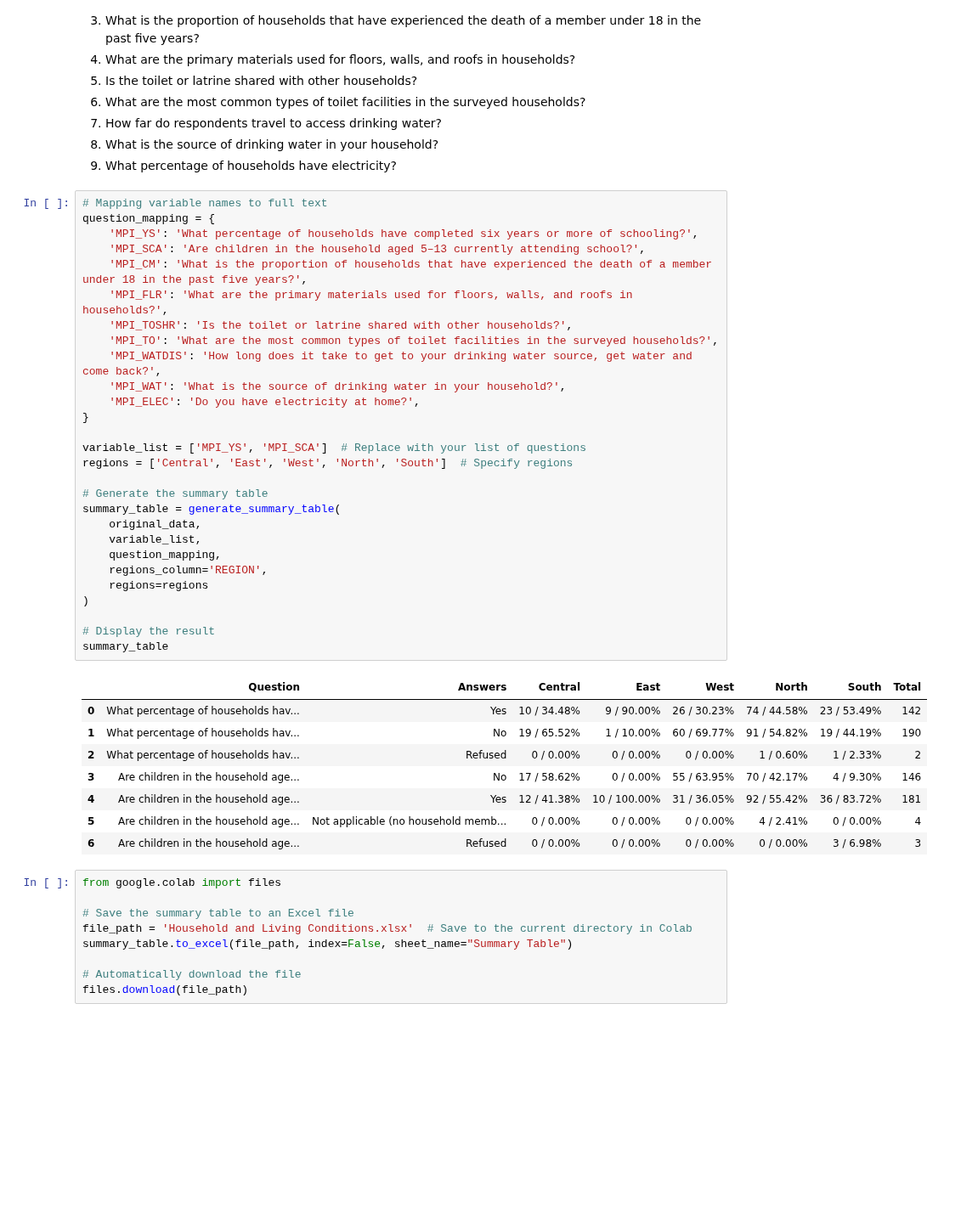
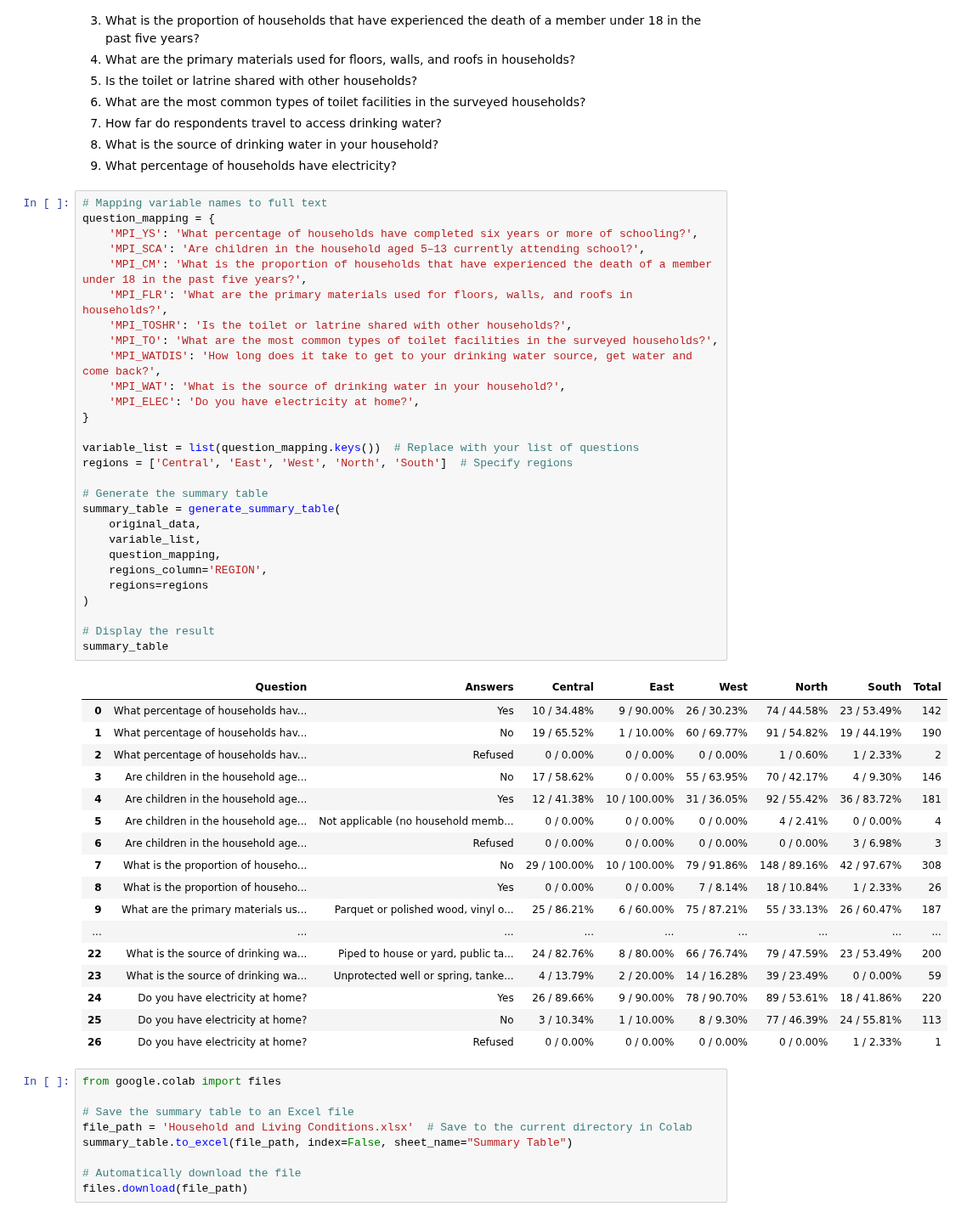
Before and after one commit to Mirwais-Farahi/MSIHealthServiceAnalytics, a Jupyter notebook: notebooks/03_Descriptive_Analysis.ipynb, the cells around one changed output. Shown at 85% size. Saved outputs shown, nothing was run; the diff lists cells and outputs as text; blank space fills up the shorter version.

```diff
--- a/notebooks/03_Descriptive_Analysis.ipynb
+++ b/notebooks/03_Descriptive_Analysis.ipynb
@@ -724,34 +724,43 @@ question_mapping = {
     'MPI_FLR': 'What are the primary materials used for floors, walls, and roofs in households?',
     'MPI_TOSHR': 'Is the toilet or latrine shared with other households?',
     'MPI_TO': 'What are the most common types of toilet facilities in the surveyed households?',
     'MPI_WATDIS': 'How long does it take to get to your drinking water source, get water and come back?',
     'MPI_WAT': 'What is the source of drinking water in your household?',
     'MPI_ELEC': 'Do you have electricity at home?',
 }
 
-variable_list = ['MPI_YS', 'MPI_SCA']  # Replace with your list of questions
+variable_list = list(question_mapping.keys())  # Replace with your list of questions
 regions = ['Central', 'East', 'West', 'North', 'South']  # Specify regions
 
 # Generate the summary table
 summary_table = generate_summary_table(
     original_data,
     variable_list,
     question_mapping,
     regions_column='REGION',
     regions=regions
 )
 
 # Display the result
 summary_table
 # %% [output]
 |  | Question | Answers | Central | East | West | North | South | Total |
 | 0 | What percentage of households hav... | Yes | 10 / 34.48% | 9 / 90.00% | 26 / 30.23% | 74 / 44.58% | 23 / 53.49% | 142 |
 | 1 | What percentage of households hav... | No | 19 / 65.52% | 1 / 10.00% | 60 / 69.77% | 91 / 54.82% | 19 / 44.19% | 190 |
 | 2 | What percentage of households hav... | Refused | 0 / 0.00% | 0 / 0.00% | 0 / 0.00% | 1 / 0.60% | 1 / 2.33% | 2 |
 | 3 | Are children in the household age... | No | 17 / 58.62% | 0 / 0.00% | 55 / 63.95% | 70 / 42.17% | 4 / 9.30% | 146 |
 | 4 | Are children in the household age... | Yes | 12 / 41.38% | 10 / 100.00% | 31 / 36.05% | 92 / 55.42% | 36 / 83.72% | 181 |
 | 5 | Are children in the household age... | Not applicable (no household memb... | 0 / 0.00% | 0 / 0.00% | 0 / 0.00% | 4 / 2.41% | 0 / 0.00% | 4 |
 | 6 | Are children in the household age... | Refused | 0 / 0.00% | 0 / 0.00% | 0 / 0.00% | 0 / 0.00% | 3 / 6.98% | 3 |
+| 7 | What is the proportion of househo... | No | 29 / 100.00% | 10 / 100.00% | 79 / 91.86% | 148 / 89.16% | 42 / 97.67% | 308 |
+| 8 | What is the proportion of househo... | Yes | 0 / 0.00% | 0 / 0.00% | 7 / 8.14% | 18 / 10.84% | 1 / 2.33% | 26 |
+| 9 | What are the primary materials us... | Parquet or polished wood, vinyl o... | 25 / 86.21% | 6 / 60.00% | 75 / 87.21% | 55 / 33.13% | 26 / 60.47% | 187 |
+| ... | ... | ... | ... | ... | ... | ... | ... | ... |
+| 22 | What is the source of drinking wa... | Piped to house or yard, public ta... | 24 / 82.76% | 8 / 80.00% | 66 / 76.74% | 79 / 47.59% | 23 / 53.49% | 200 |
+| 23 | What is the source of drinking wa... | Unprotected well or spring, tanke... | 4 / 13.79% | 2 / 20.00% | 14 / 16.28% | 39 / 23.49% | 0 / 0.00% | 59 |
+| 24 | Do you have electricity at home? | Yes | 26 / 89.66% | 9 / 90.00% | 78 / 90.70% | 89 / 53.61% | 18 / 41.86% | 220 |
+| 25 | Do you have electricity at home? | No | 3 / 10.34% | 1 / 10.00% | 8 / 9.30% | 77 / 46.39% | 24 / 55.81% | 113 |
+| 26 | Do you have electricity at home? | Refused | 0 / 0.00% | 0 / 0.00% | 0 / 0.00% | 0 / 0.00% | 1 / 2.33% | 1 |
 # %%
 from google.colab import files
 
```
Also changed, not shown: parts of 2 cells of this notebook.
